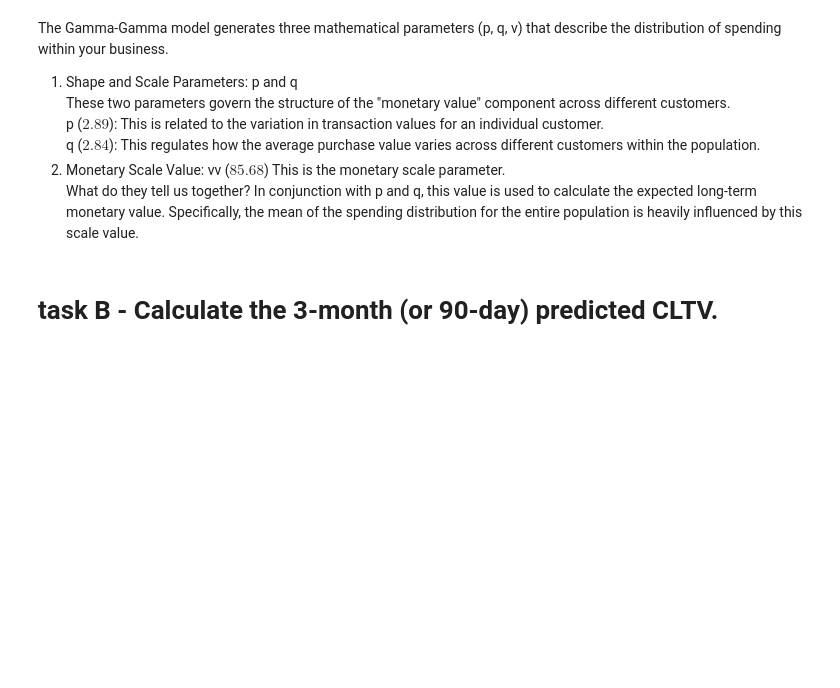
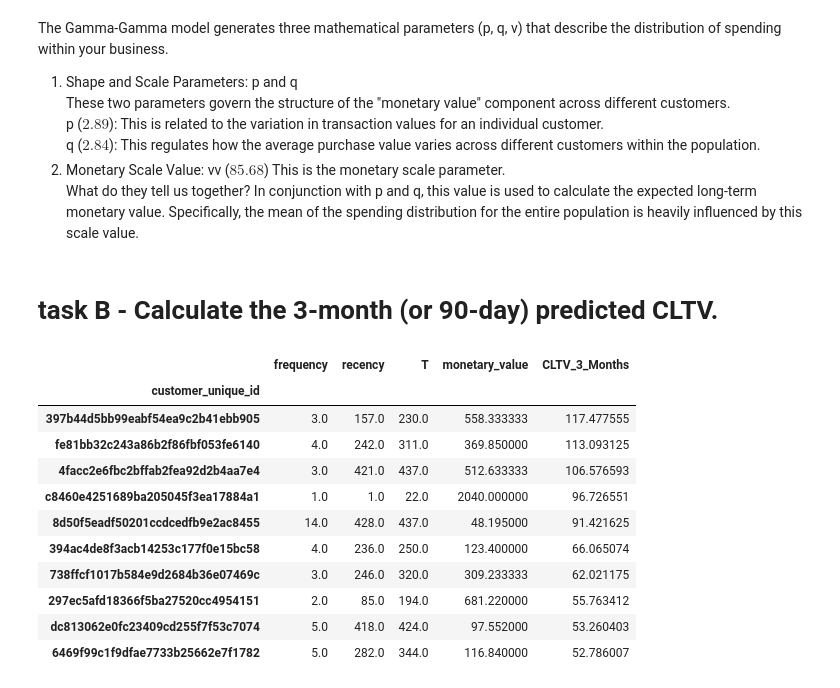
Before and after one commit to ialwayslikedgrime/data_science_exercises, a Jupyter notebook: lab_3.ipynb, the cells around one changed output. Drawn from its saved outputs; the diff is of its cells as text; code cells hidden in the pictures; blank space fills up the shorter version.

```diff
--- a/lab_3.ipynb
+++ b/lab_3.ipynb
@@ -679,3 +669,34 @@ This is the monetary scale parameter.
 What do they tell us together? In conjunction with p and q, this value is used to calculate the expected long-term monetary value. Specifically, the mean of the spending distribution for the entire population is heavily influenced by this scale value.
 # %% [markdown]
 # task B - Calculate the 3-month (or 90-day) predicted CLTV.
+# %%
+# Calculate 12-month CLTV for customers eligible for Gamma-Gamma
+cltv_3m = ggf.customer_lifetime_value(
+    bgf,
+    rfm_gg['frequency'],
+    rfm_gg['recency'],
+    rfm_gg['T'],
+    rfm_gg['monetary_value'],
+    time=3, # 3 months
+    freq='D', # Frequency of T in days
+    discount_rate=0.01 # Monthly discount rate (~12.7% annual)
+)
+
+# Add CLTV to the RFM dataframe
+rfm_gg['CLTV_3_Months'] = cltv_3m
+
+# Display top 10 customers by 3-month CLTV
+rfm_gg.sort_values(by='CLTV_3_Months', ascending=False).head(10)
+# %% [output]
+|  | frequency | recency | T | monetary_value | CLTV_3_Months |
+| customer_unique_id |  |  |  |  |  |
+| 397b44d5bb99eabf54ea9c2b41ebb905 | 3.0 | 157.0 | 230.0 | 558.333333 | 117.477555 |
+| fe81bb32c243a86b2f86fbf053fe6140 | 4.0 | 242.0 | 311.0 | 369.850000 | 113.093125 |
+| 4facc2e6fbc2bffab2fea92d2b4aa7e4 | 3.0 | 421.0 | 437.0 | 512.633333 | 106.576593 |
+| c8460e4251689ba205045f3ea17884a1 | 1.0 | 1.0 | 22.0 | 2040.000000 | 96.726551 |
+| 8d50f5eadf50201ccdcedfb9e2ac8455 | 14.0 | 428.0 | 437.0 | 48.195000 | 91.421625 |
+| 394ac4de8f3acb14253c177f0e15bc58 | 4.0 | 236.0 | 250.0 | 123.400000 | 66.065074 |
+| 738ffcf1017b584e9d2684b36e07469c | 3.0 | 246.0 | 320.0 | 309.233333 | 62.021175 |
+| 297ec5afd18366f5ba27520cc4954151 | 2.0 | 85.0 | 194.0 | 681.220000 | 55.763412 |
+| dc813062e0fc23409cd255f7f53c7074 | 5.0 | 418.0 | 424.0 | 97.552000 | 53.260403 |
+| 6469f99c1f9dfae7733b25662e7f1782 | 5.0 | 282.0 | 344.0 | 116.840000 | 52.786007 |
```
Also changed, not shown: parts of 31 cells of this notebook.
